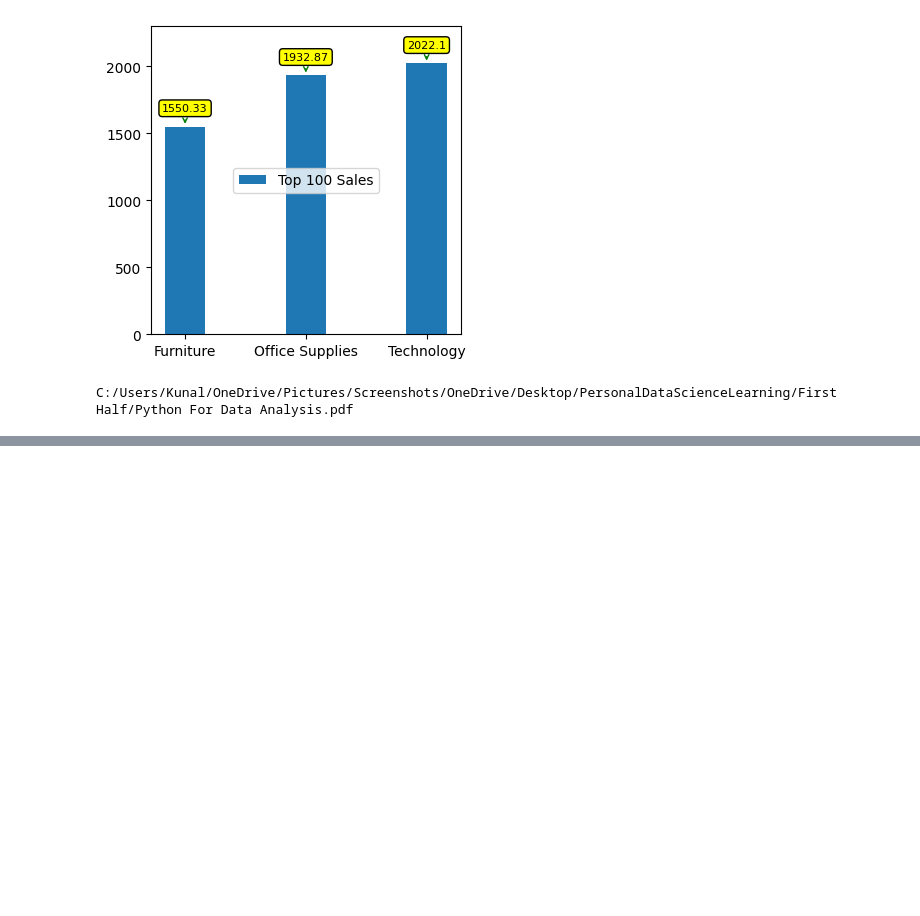
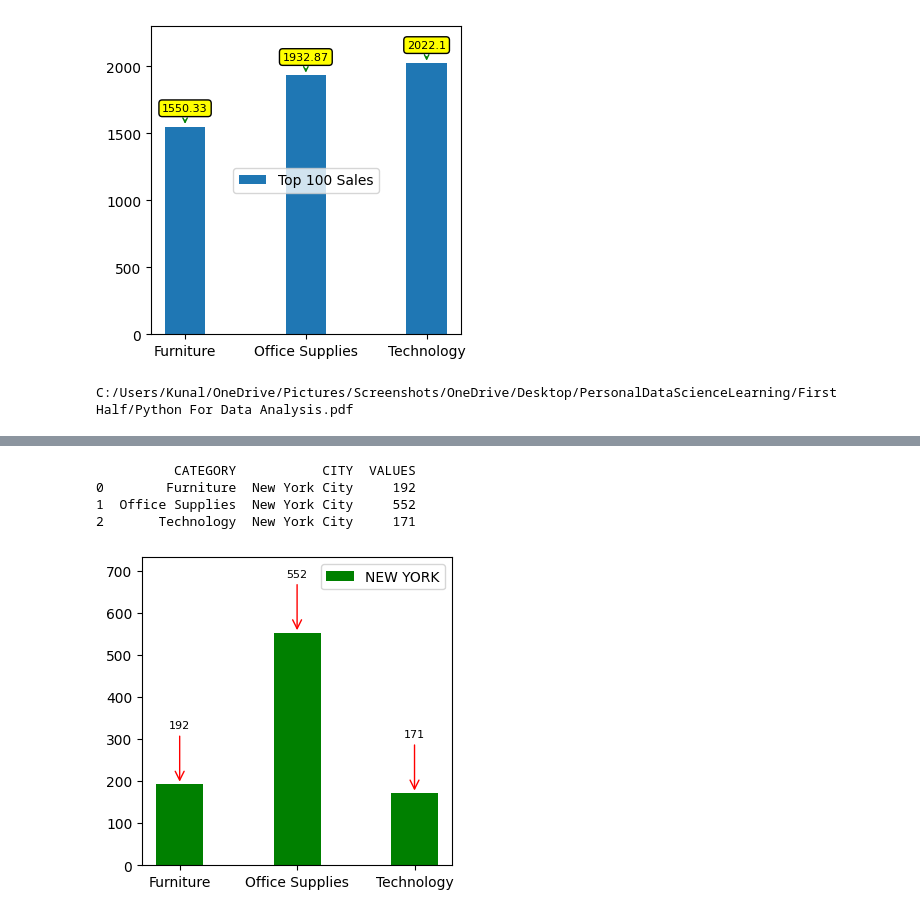
Before and after one commit to kunalmeon/Data-Analysis-Examples, a Jupyter notebook: SuperStoreData.ipynb, the cells around one changed output, grey strips where cells are left out. Drawn from its saved outputs; the diff is of its cells as text; code cells hidden in the pictures; blank space fills up the shorter version.

```diff
--- a/SuperStoreData.ipynb
+++ b/SuperStoreData.ipynb
@@ -2621,0 +2617,14 @@ Name: Furniture, dtype: object
+# %%
+# The quest is find out which city made highest purchase with particular type
+# category i.e city with most sold type categroy
+
+cityCategory=mySuperStoreDataFrame[["CATEGORY","CITY"]].groupby("CATEGORY").\
+value_counts().\
+reset_index(name="VALUES")
+maxInedxId=[]
+for groupName, groupValue in cityCategory.groupby("CATEGORY"):
+    maxInedxId.append(groupValue.max(axis=1, numeric_only=True).idxmax())
+
+    #print(groupValue.loc[groupValue.max(axis=1).idxmax()])
+print(maxInedxId)
+cityCategory.iloc[maxInedxId,:]
@@ -2621,0 +2637,29 @@ Name: Furniture, dtype: object
+# %%
+maxValuesOfCategoryies=cityCategory.iloc[maxInedxId,:].reset_index(drop=True)
+print(maxValuesOfCategoryies)
+# %% [output]
+          CATEGORY           CITY  VALUES
+0        Furniture  New York City     192
+1  Office Supplies  New York City     552
+2       Technology  New York City     171
+# %%
+fig,axes=myplot.subplots(figsize=(4,4))
+axes.bar([5,7,9],maxValuesOfCategoryies["VALUES"],\
+          label="NEW YORK", color='green')
+xticks=[5,7,9]
+labels=maxValuesOfCategoryies["CATEGORY"]
+axes.set_xticks(xticks)
+axes.set_xticklabels(labels)
+axes.set_ylim(0,max(maxValuesOfCategoryies["VALUES"])+180)
+
+xycoordinate=list(zip(xticks, maxValuesOfCategoryies["VALUES"]) )
+
+for item in zip(maxValuesOfCategoryies["VALUES"],xycoordinate):
+    label, (x,y)=item
+    axes.annotate(label, xy=(x,y), xytext=(x,y+140),arrowprops=\
+                  dict(arrowstyle='->,head_width=0.4, head_length=0.8 ',color='red') ,ha='center',va='center',\
+                      fontsize=8)
+myplot.legend(loc='best')
+myplot.show()
+# %% [output]
+[figure, added]
```
Also changed, not shown: parts of 25 cells of this notebook.
